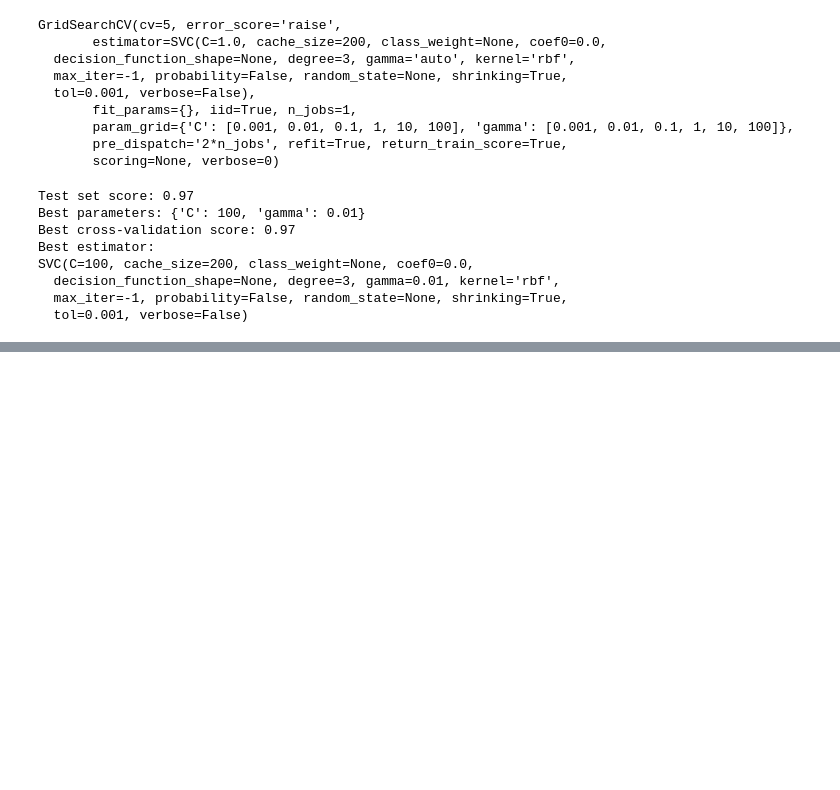
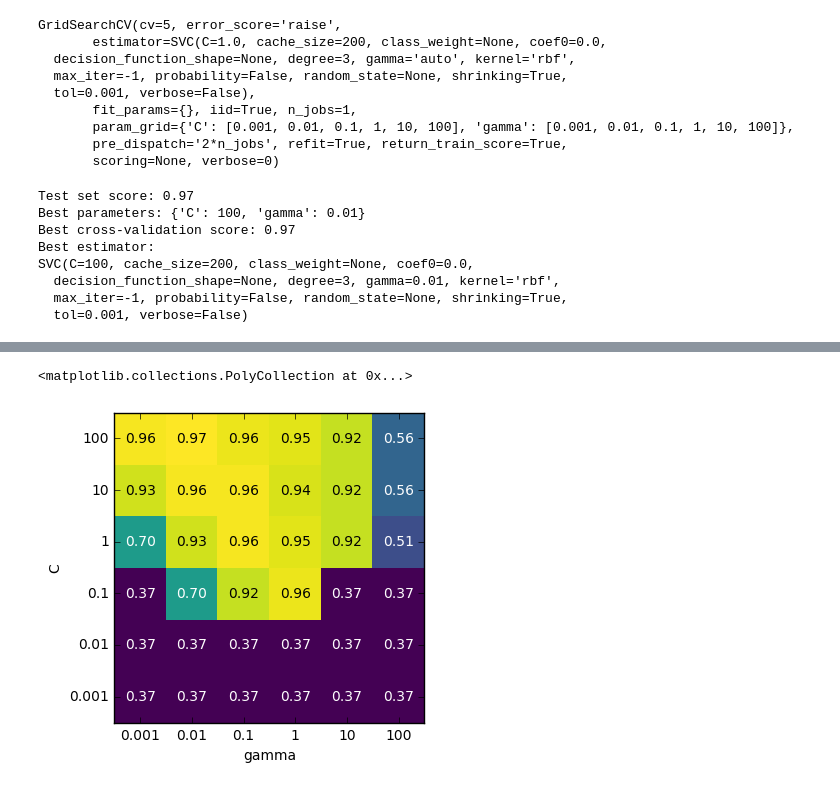
Before and after one commit to cgosmeyer/learning_machinelearning, a Jupyter notebook: ch5.ipynb, the cells around one changed output, grey strips where cells are left out. Saved outputs shown, nothing was run; the diff lists cells and outputs as text; code cells hidden in the pictures; blank space fills up the shorter version.

```diff
--- a/ch5.ipynb
+++ b/ch5.ipynb
@@ -173,3 +173,9 @@ SVC(C=100, cache_size=200, class_weight=None, coef0=0.0,
   decision_function_shape=None, degree=3, gamma=0.01, kernel='rbf',
   max_iter=-1, probability=False, random_state=None, shrinking=True,
   tol=0.001, verbose=False)
+# %%
+# Try visualizing grid search using pandas dataframe
+import pandas as pd
+# convert to DataFrame
+results = pd.DataFrame(grid_search.cv_results_) # show the first 5 rows
+display(results.head())
@@ -175,0 +190,10 @@ SVC(C=100, cache_size=200, class_weight=None, coef0=0.0,
+# %%
+# Visualize as a heat map.
+scores = np.array(results.mean_test_score).reshape(6, 6)
+# plot the mean cross-validation scores
+# color coded by accuracy
+mglearn.tools.heatmap(scores, xlabel='gamma', xticklabels=param_grid['gamma'],
+            ylabel='C', yticklabels=param_grid['C'], cmap="viridis")
+# %% [output]
+<matplotlib.collections.PolyCollection at 0x...>
+[figure, added]
```
Also changed, not shown: parts of 4 cells of this notebook, 1 other file.
